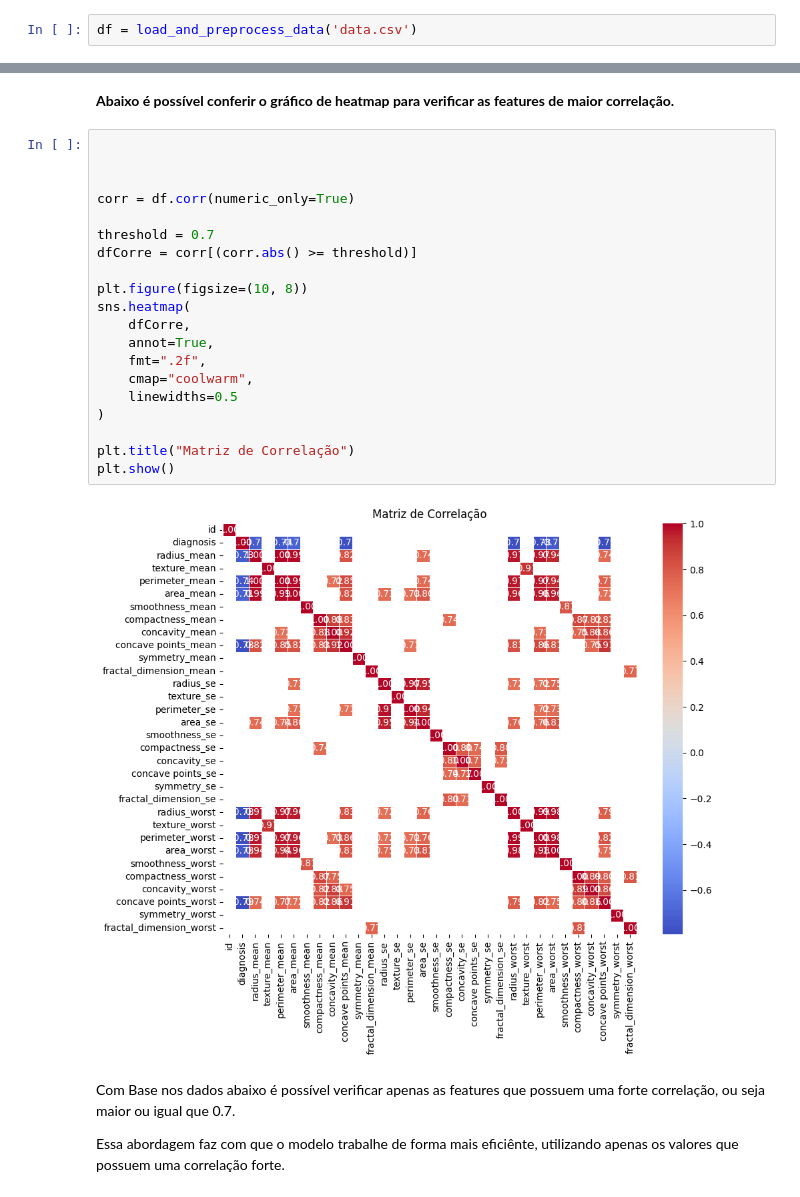
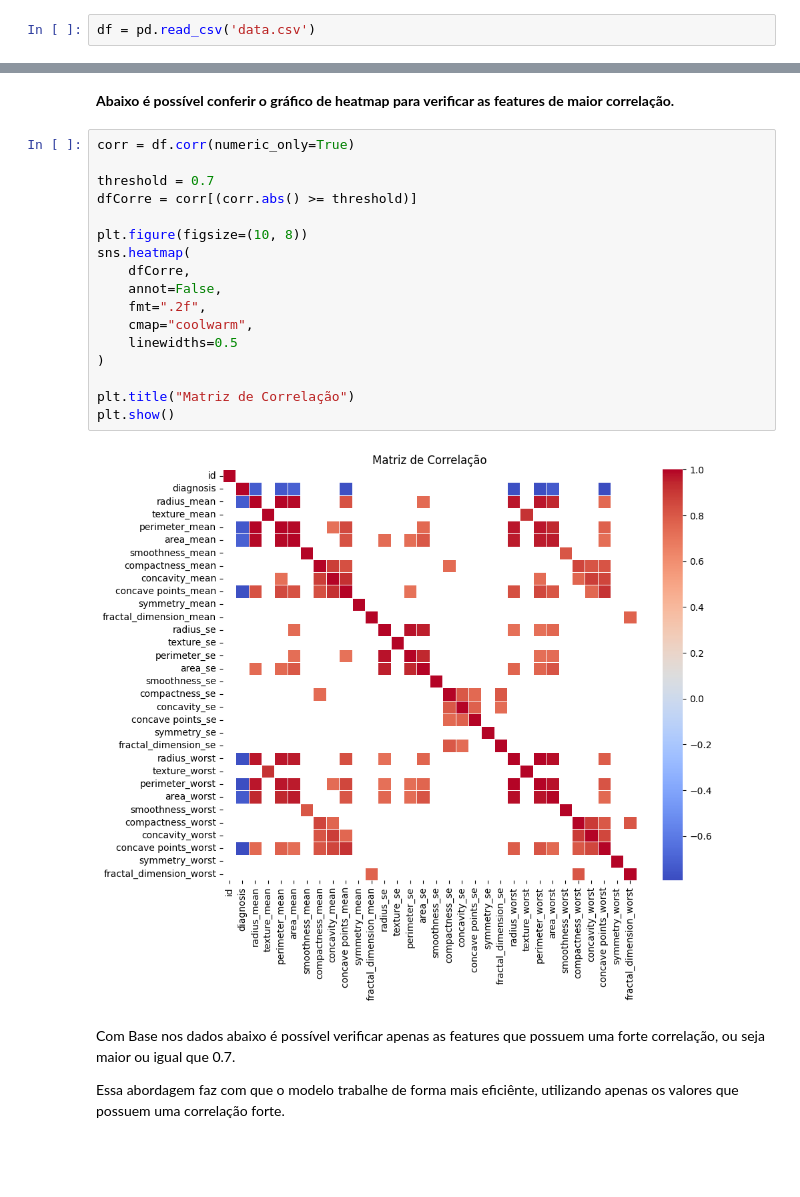
Before and after one commit to hiroshisilva/TechChalenge-FIAP-IA-01, a Jupyter notebook: Tech_chalenge.ipynb, the cells around one changed output, grey strips where cells are left out. Cells and saved outputs as stored; diff of their text form; blank space fills up the shorter version.

```diff
--- a/Tech_chalenge.ipynb
+++ b/Tech_chalenge.ipynb
@@ -28,7 +26,7 @@ import data_pipeline as dp
 # %% [markdown]
 Lendo o arquivo com o dataset bruto
 # %%
-df = load_and_preprocess_data('data.csv')
+df = pd.read_csv('data.csv')
 # %% [markdown]
 Conhecendo os dados
 # %%
@@ -124,27 +110,24 @@ Dado a convenção utilizada em estudos estatiscos, consideramos uma forte corre
 # %% [markdown]
 **Abaixo é possível conferir o gráfico de heatmap para verificar as features de maior correlação.**
 # %%
-
-
-
 corr = df.corr(numeric_only=True)
 
 threshold = 0.7
 dfCorre = corr[(corr.abs() >= threshold)]
 
 plt.figure(figsize=(10, 8))
 sns.heatmap(
     dfCorre,
-    annot=True,
+    annot=False,
     fmt=".2f",
     cmap="coolwarm",
     linewidths=0.5
 )
 
 plt.title("Matriz de Correlação")
 plt.show()
 # %% [output]
-[figure, old version]
+[figure, new version]
 # %% [markdown]
 Com Base nos dados abaixo é possível verificar apenas as features que possuem uma forte correlação, ou seja maior ou igual que 0.7.
 
```
Also changed, not shown: parts of 24 cells of this notebook.
